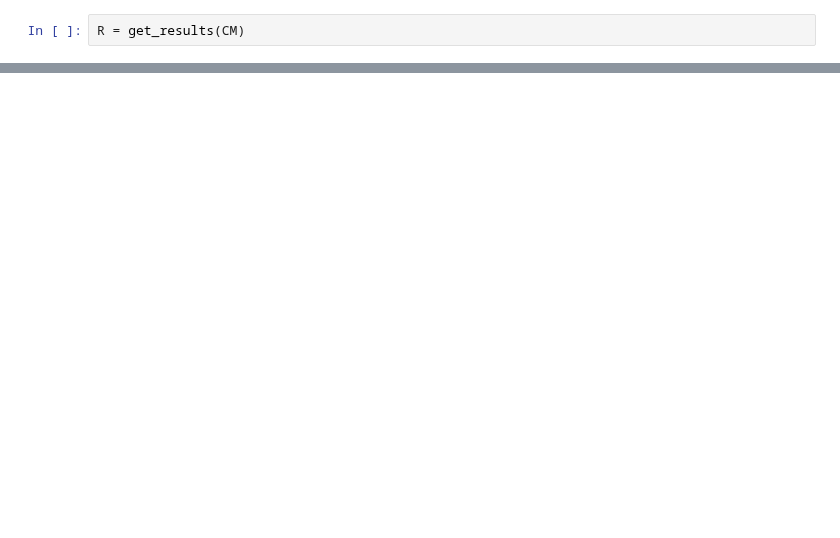
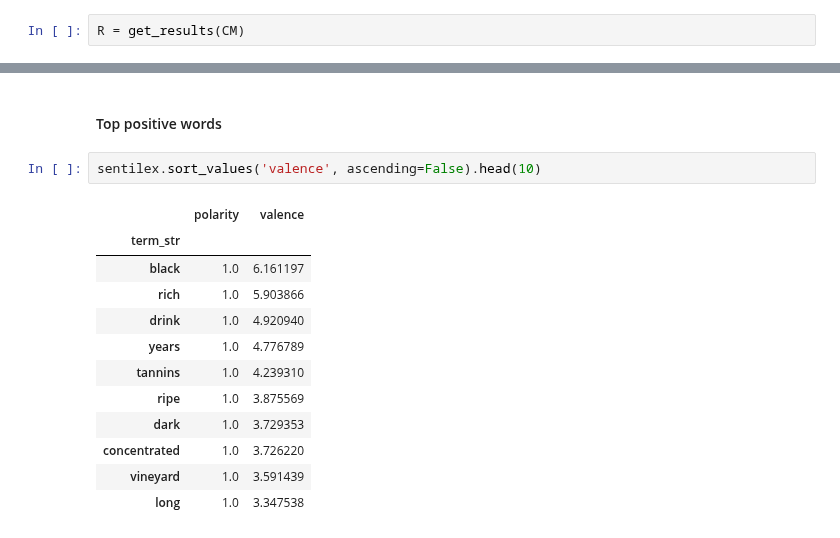
Before and after one commit to UVA-DSI/DS5559, a Jupyter notebook: labs/2019-04-25_Lab12/DS5559_NaiveBayes_WineReviews-v5-FINAL.ipynb, the cells around one changed output, grey strips where cells are left out. Drawn from its saved outputs; the diff is of its cells as text; blank space fills up the shorter version.

```diff
--- a/labs/2019-04-25_Lab12/DS5559_NaiveBayes_WineReviews-v5-FINAL.ipynb
+++ b/labs/2019-04-25_Lab12/DS5559_NaiveBayes_WineReviews-v5-FINAL.ipynb
@@ -379,0 +401,17 @@ ACC: 0.96 (accuracy)
+# %% [markdown]
+#### Top positive words
+# %%
+sentilex.sort_values('valence', ascending=False).head(10)
+# %% [output]
+|  | polarity | valence |
+| term_str |  |  |
+| black | 1.0 | 6.161197 |
+| rich | 1.0 | 5.903866 |
+| drink | 1.0 | 4.920940 |
+| years | 1.0 | 4.776789 |
+| tannins | 1.0 | 4.239310 |
+| ripe | 1.0 | 3.875569 |
+| dark | 1.0 | 3.729353 |
+| concentrated | 1.0 | 3.726220 |
+| vineyard | 1.0 | 3.591439 |
+| long | 1.0 | 3.347538 |
```
Also changed, not shown: parts of 39 cells of this notebook.
